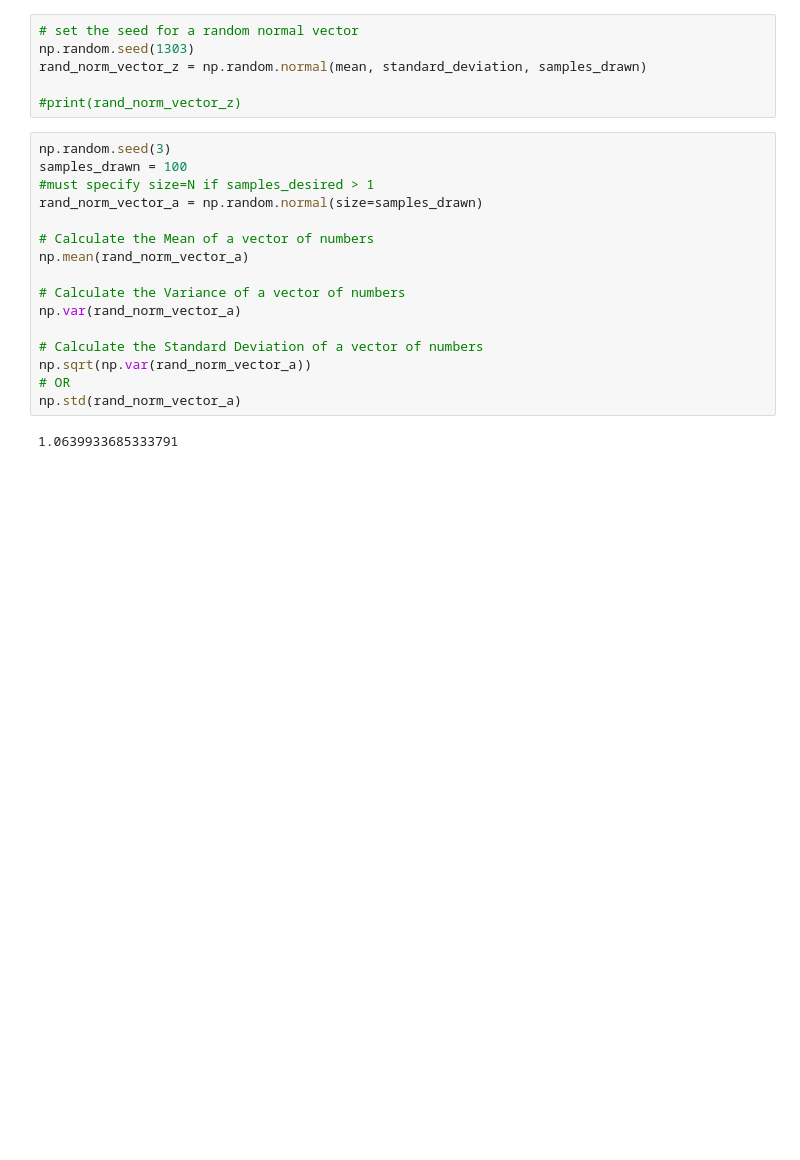
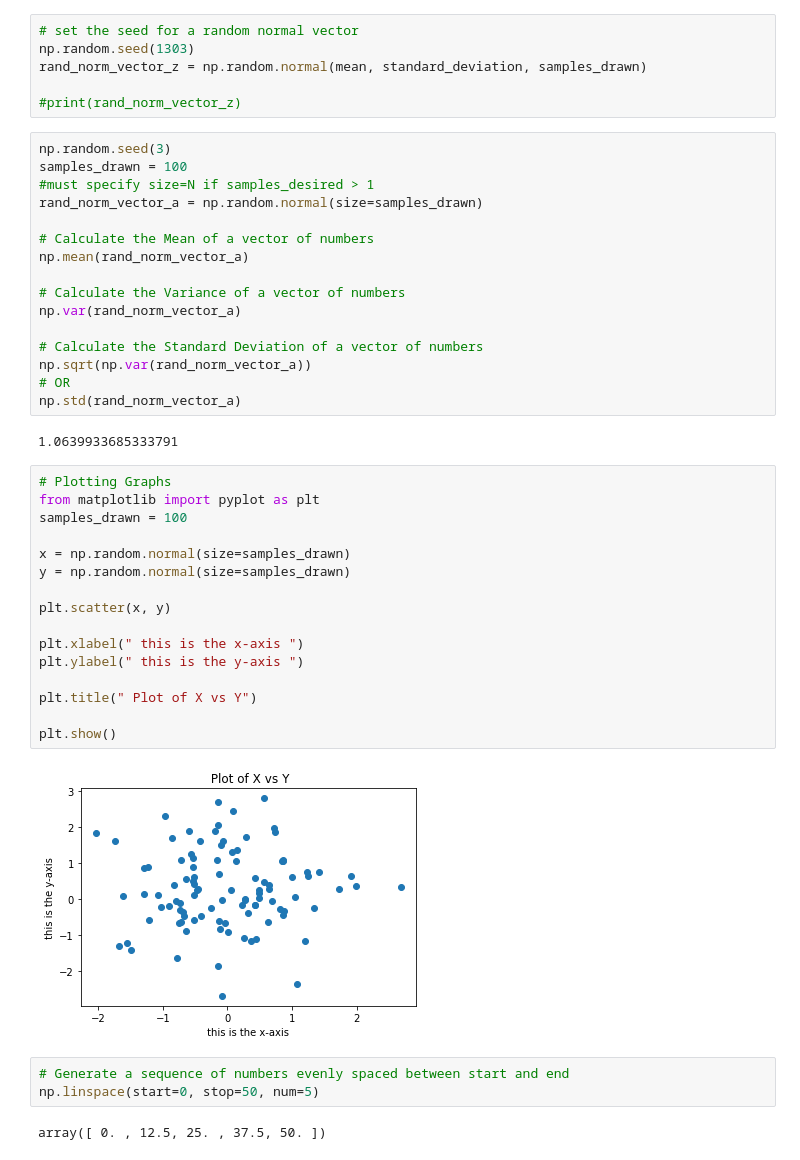
Before and after one commit to matthew-halligan/Machine-Learning-Experiments, a Jupyter notebook: an_introduction_to_statistical_learning_v2/Basic Commands.ipynb, the cells around one changed output. Cells and saved outputs as stored; diff of their text form; blank space fills up the shorter version.

```diff
--- a/an_introduction_to_statistical_learning_v2/Basic Commands.ipynb
+++ b/an_introduction_to_statistical_learning_v2/Basic Commands.ipynb
@@ -79,3 +89,26 @@ np.sqrt(np.var(rand_norm_vector_a))
 np.std(rand_norm_vector_a)
 # %% [output]
 1.0639933685333791
+# %%
+# Plotting Graphs
+from matplotlib import pyplot as plt
+samples_drawn = 100
+
+x = np.random.normal(size=samples_drawn)
+y = np.random.normal(size=samples_drawn)
+
+plt.scatter(x, y)
+
+plt.xlabel(" this is the x-axis ")
+plt.ylabel(" this is the y-axis ")
+
+plt.title(" Plot of X vs Y")
+
+plt.show()
+# %% [output]
+[figure, added]
+# %%
+# Generate a sequence of numbers evenly spaced between start and end
+np.linspace(start=0, stop=50, num=5)
+# %% [output]
+array([ 0. , 12.5, 25. , 37.5, 50. ])
```
Also changed, not shown: parts of 10 cells of this notebook.
